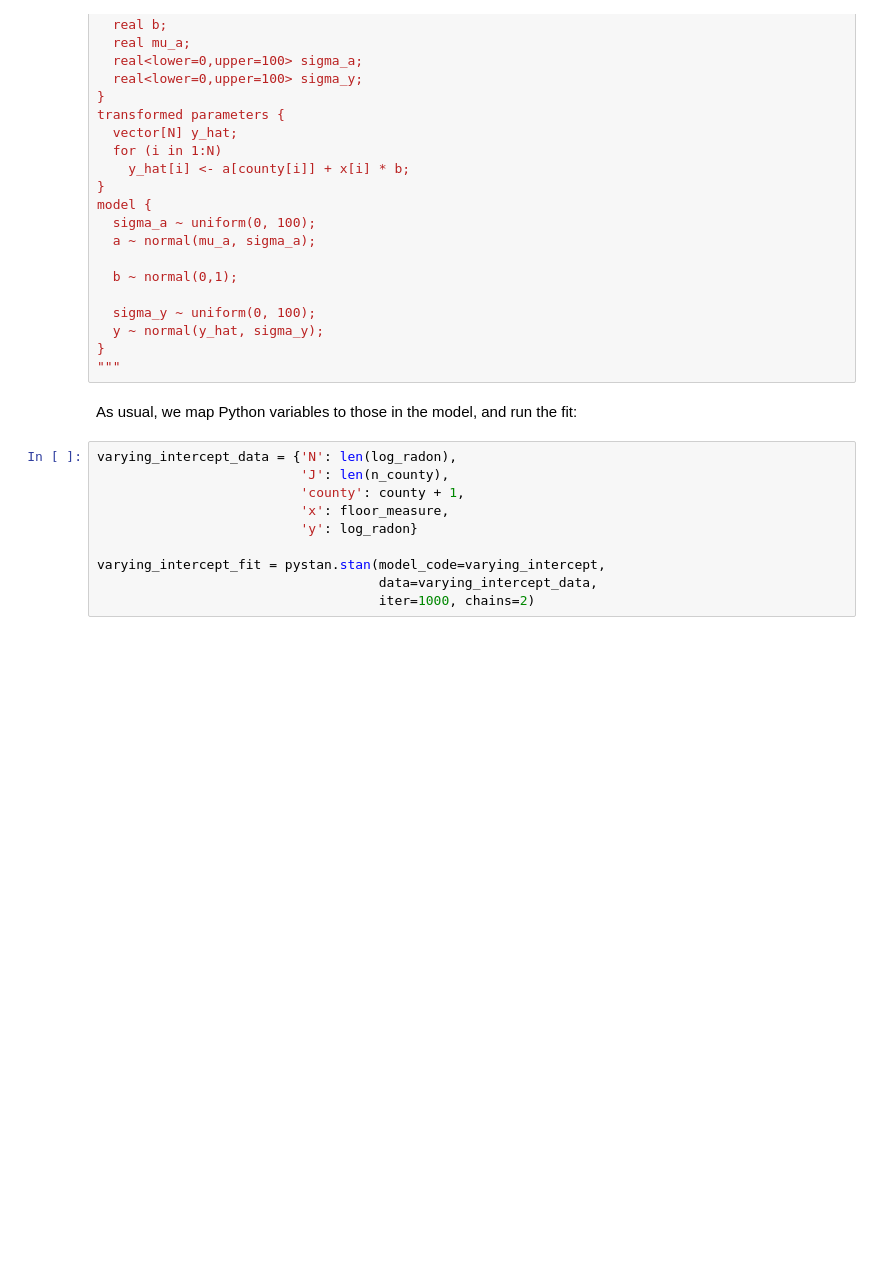
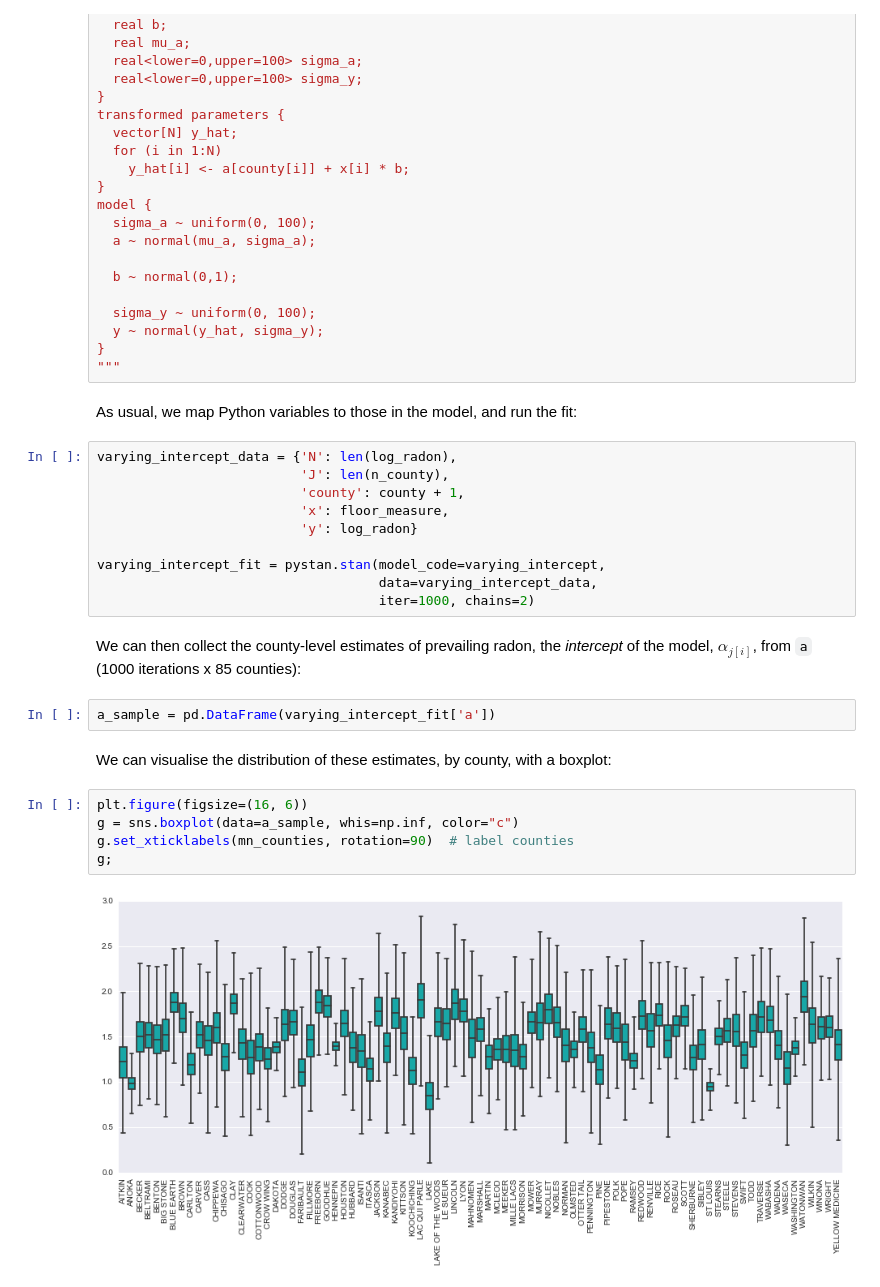
Before and after one commit to widdowquinn/notebooks, a Jupyter notebook: stan_model_radon.ipynb, the cells around one changed output. Cells and saved outputs as stored; diff of their text form; blank space fills up the shorter version.

```diff
--- a/stan_model_radon.ipynb
+++ b/stan_model_radon.ipynb
@@ -678,3 +679,16 @@ varying_intercept_data = {'N': len(log_radon),
 varying_intercept_fit = pystan.stan(model_code=varying_intercept,
                                     data=varying_intercept_data,
                                     iter=1000, chains=2)
+# %% [markdown]
+We can then collect the county-level estimates of prevailing radon, the *intercept* of the model, $\alpha_{j[i]}$, from `a` (1000 iterations x 85 counties):
+# %%
+a_sample = pd.DataFrame(varying_intercept_fit['a'])
+# %% [markdown]
+We can visualise the distribution of these estimates, by county, with a boxplot:
+# %%
+plt.figure(figsize=(16, 6))
+g = sns.boxplot(data=a_sample, whis=np.inf, color="c")
+g.set_xticklabels(mn_counties, rotation=90)  # label counties
+g;
+# %% [output]
+[figure, added]
```
Also changed, not shown: parts of 12 cells of this notebook.
